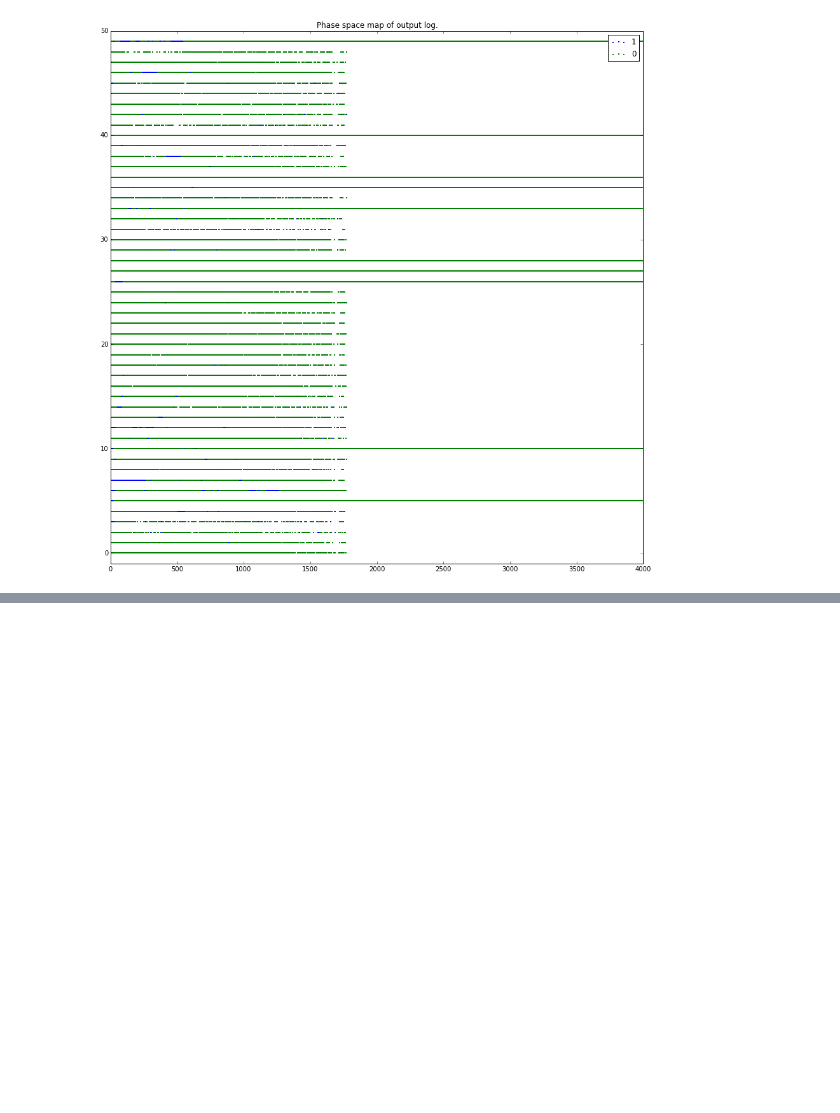
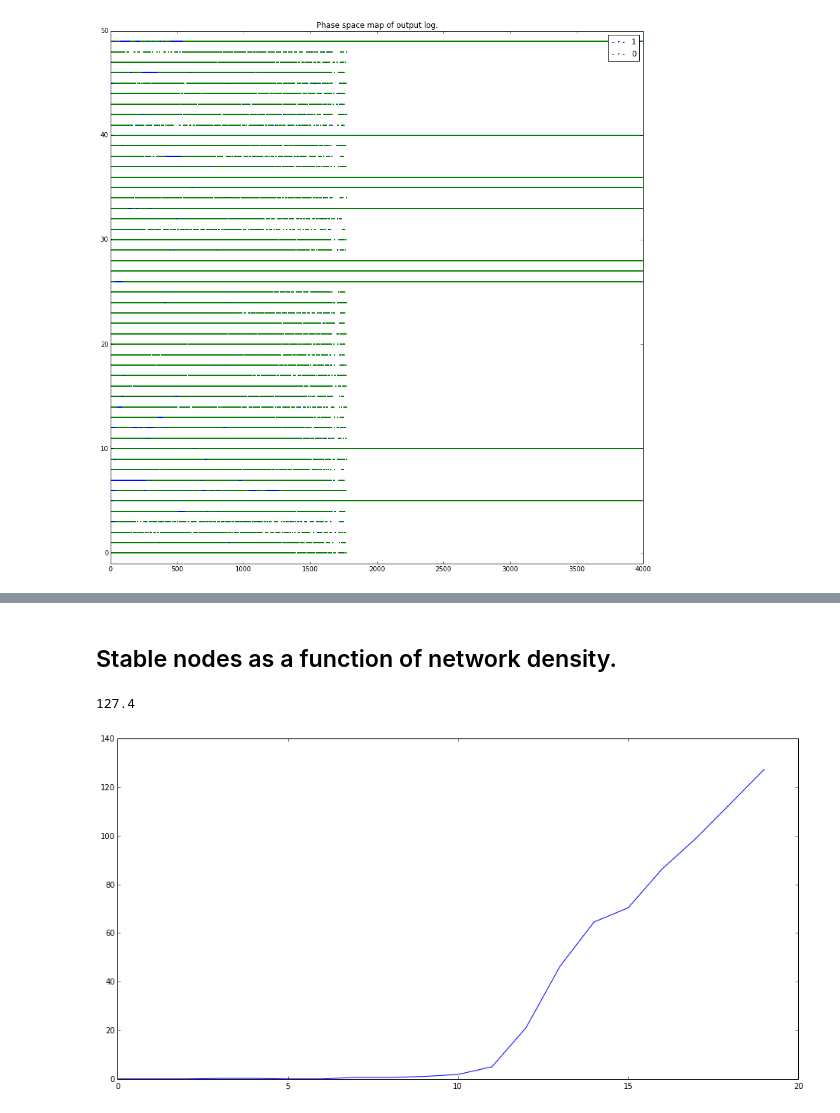
Before and after one commit to davidgljay/relmodels, a Jupyter notebook: Relnetwork 1.0.ipynb, the cells around one changed output, grey strips where cells are left out. Cells and saved outputs as stored; diff of their text form; code cells hidden in the pictures; blank space fills up the shorter version.

```diff
--- a/Relnetwork 1.0.ipynb
+++ b/Relnetwork 1.0.ipynb
@@ -476,0 +537,26 @@ phasespacemap(logs["switch_log"],[1,0,2], "Phase space map of switch log.",False
+# %% [markdown]
+## Stable nodes as a function of network density.
+# %%
+config = {}
+config["max_entropy"]=100
+config["reduction_on_receive"]=2
+config["increase_on_send"]=1
+config["state_array_length"]=20
+config["neighborhood_size"]=5
+config["starting_entropy"]=0
+
+data = []
+
+avg_surviving = []
+for i in xrange(0,20):
+    surviving_nodes = []
+    for j in xrange(0,10):
+        l = Landscape(15,i*5,config)
+        logs = l.run(3000)
+        surviving_nodes.append(len(logs["transaction_log"][-1]))
+    avg_surviving.append(average(surviving_nodes))
+linegraph(avg_surviving)
+print average(surviving_nodes)
+# %% [output]
+127.4
+[figure, added]
```
Also changed, not shown: parts of 11 cells of this notebook.
